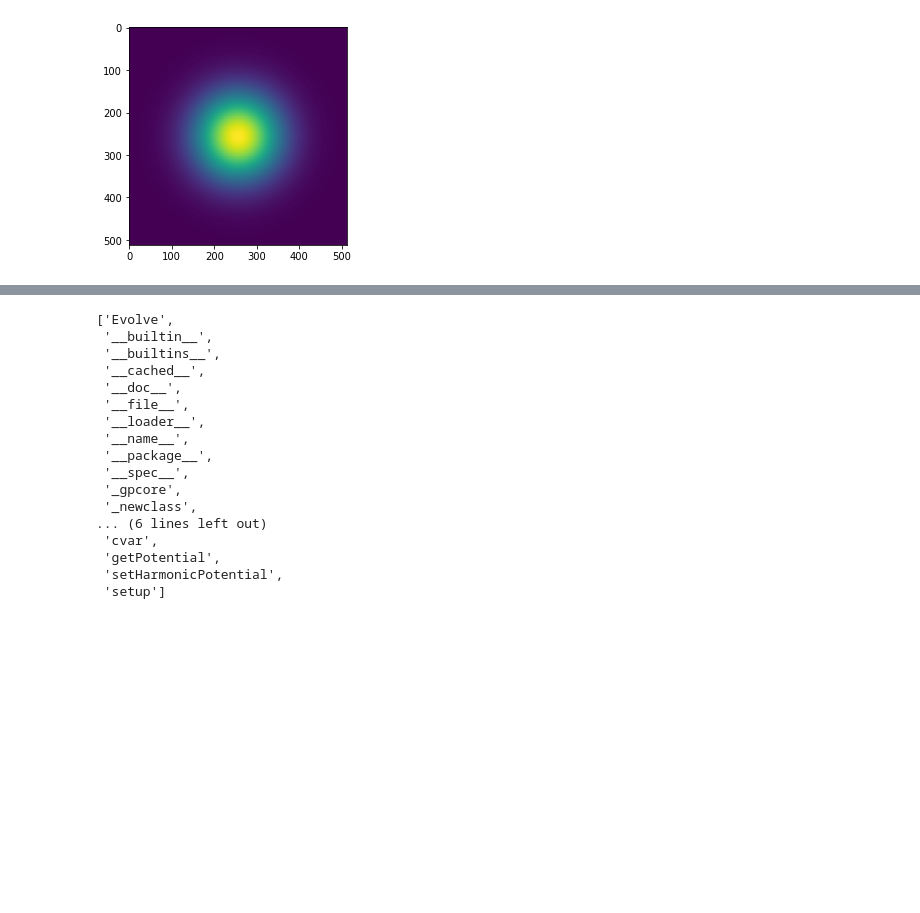
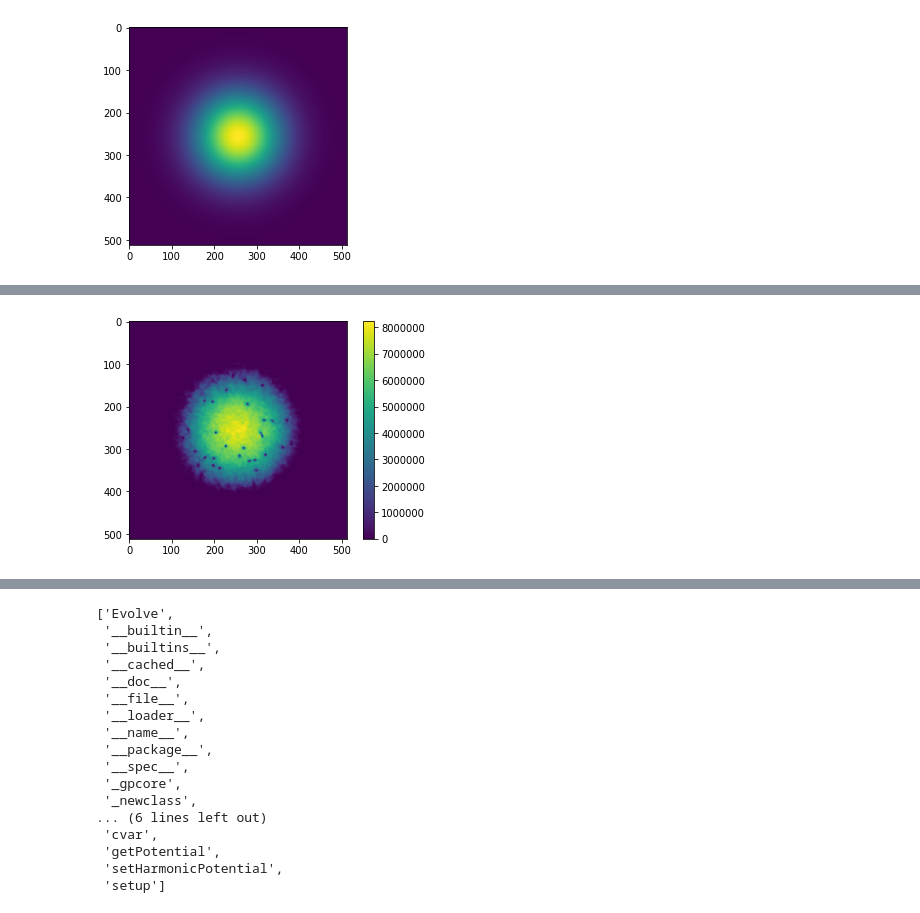
Before and after one commit to biswaroopmukherjee/condensate, a Jupyter notebook: examples/random.ipynb, the cells around one changed output, grey strips where cells are left out. Saved outputs shown, nothing was run; the diff lists cells and outputs as text; code cells hidden in the pictures; blank space fills up the shorter version.

```diff
--- a/examples/random.ipynb
+++ b/examples/random.ipynb
@@ -99,0 +134,7 @@ plt.show()
+# %%
+plt.imshow(np.abs(x)**2)
+plt.colorbar()
+
+plt.show()
+# %% [output]
+[figure, added]
```
Also changed, not shown: parts of 13 cells of this notebook, 9 other files.
